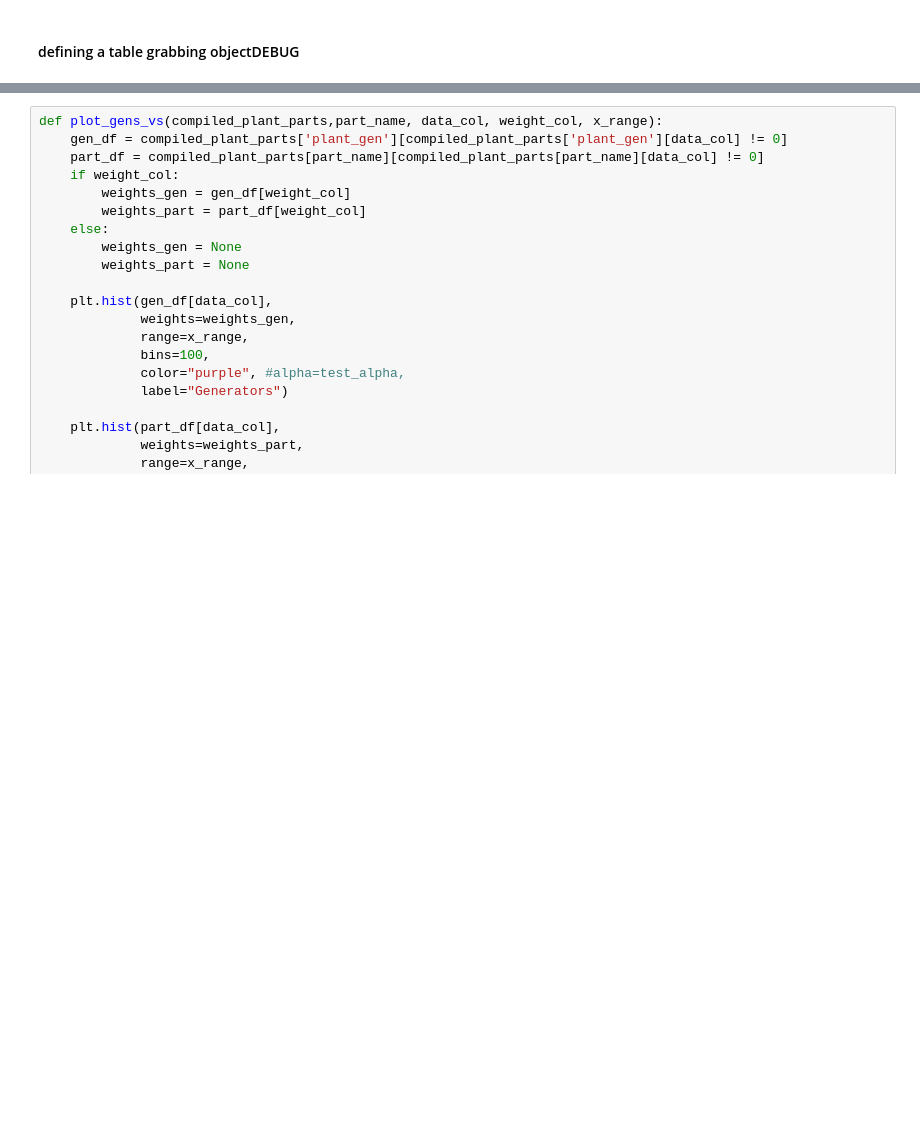
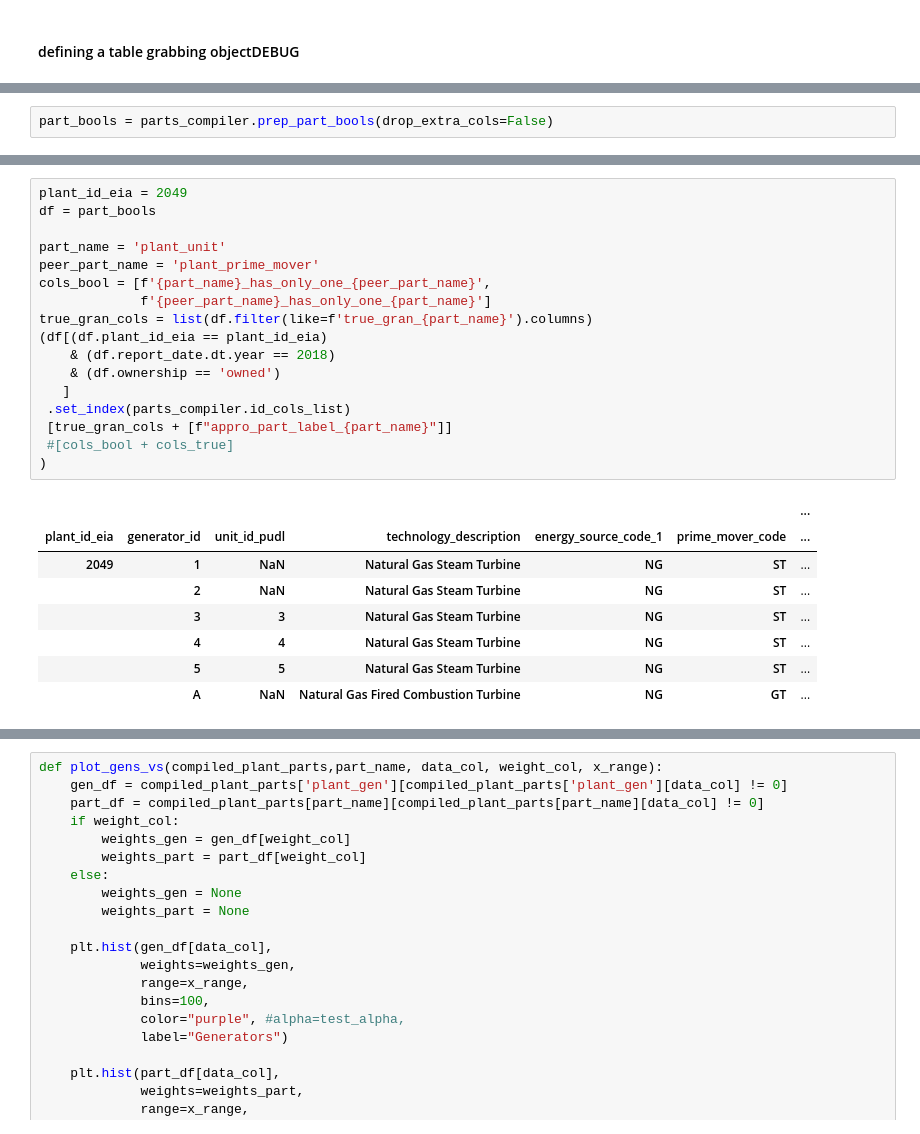
Before and after one commit to catalyst-cooperative/rmi-ferc1-eia, a Jupyter notebook: notebooks/make_master_unit_list_eia.ipynb, the cells around one changed output, grey strips where cells are left out. Saved outputs shown, nothing was run; the diff lists cells and outputs as text; blank space fills up the shorter version.

```diff
--- a/notebooks/make_master_unit_list_eia.ipynb
+++ b/notebooks/make_master_unit_list_eia.ipynb
@@ -77,0 +81,2 @@ year = 2018
+# %%
+part_bools = parts_compiler.prep_part_bools(drop_extra_cols=False)
@@ -78 +98,27 @@ year = 2018
+# %%
+plant_id_eia = 2049
+df = part_bools
+
+part_name = 'plant_unit'
+peer_part_name = 'plant_prime_mover'
+cols_bool = [f'{part_name}_has_only_one_{peer_part_name}',
+             f'{peer_part_name}_has_only_one_{part_name}']
+true_gran_cols = list(df.filter(like=f'true_gran_{part_name}').columns)
+(df[(df.plant_id_eia == plant_id_eia)
+    & (df.report_date.dt.year == 2018)
+    & (df.ownership == 'owned')
+   ]
+ .set_index(parts_compiler.id_cols_list)
+ [true_gran_cols + [f"appro_part_label_{part_name}"]]
+ #[cols_bool + cols_true]
+)
+# %% [output]
+|  |  |  |  |  |  | ... |
+| plant_id_eia | generator_id | unit_id_pudl | technology_description | energy_source_code_1 | prime_mover_code | ... |
+| 2049 | 1 | NaN | Natural Gas Steam Turbine | NG | ST | ... |
+|  | 2 | NaN | Natural Gas Steam Turbine | NG | ST | ... |
+|  | 3 | 3 | Natural Gas Steam Turbine | NG | ST | ... |
+|  | 4 | 4 | Natural Gas Steam Turbine | NG | ST | ... |
+|  | 5 | 5 | Natural Gas Steam Turbine | NG | ST | ... |
+|  | A | NaN | Natural Gas Fired Combustion Turbine | NG | GT | ... |
 # %%
```
Also changed, not shown: parts of 43 cells of this notebook, 1 other file.
